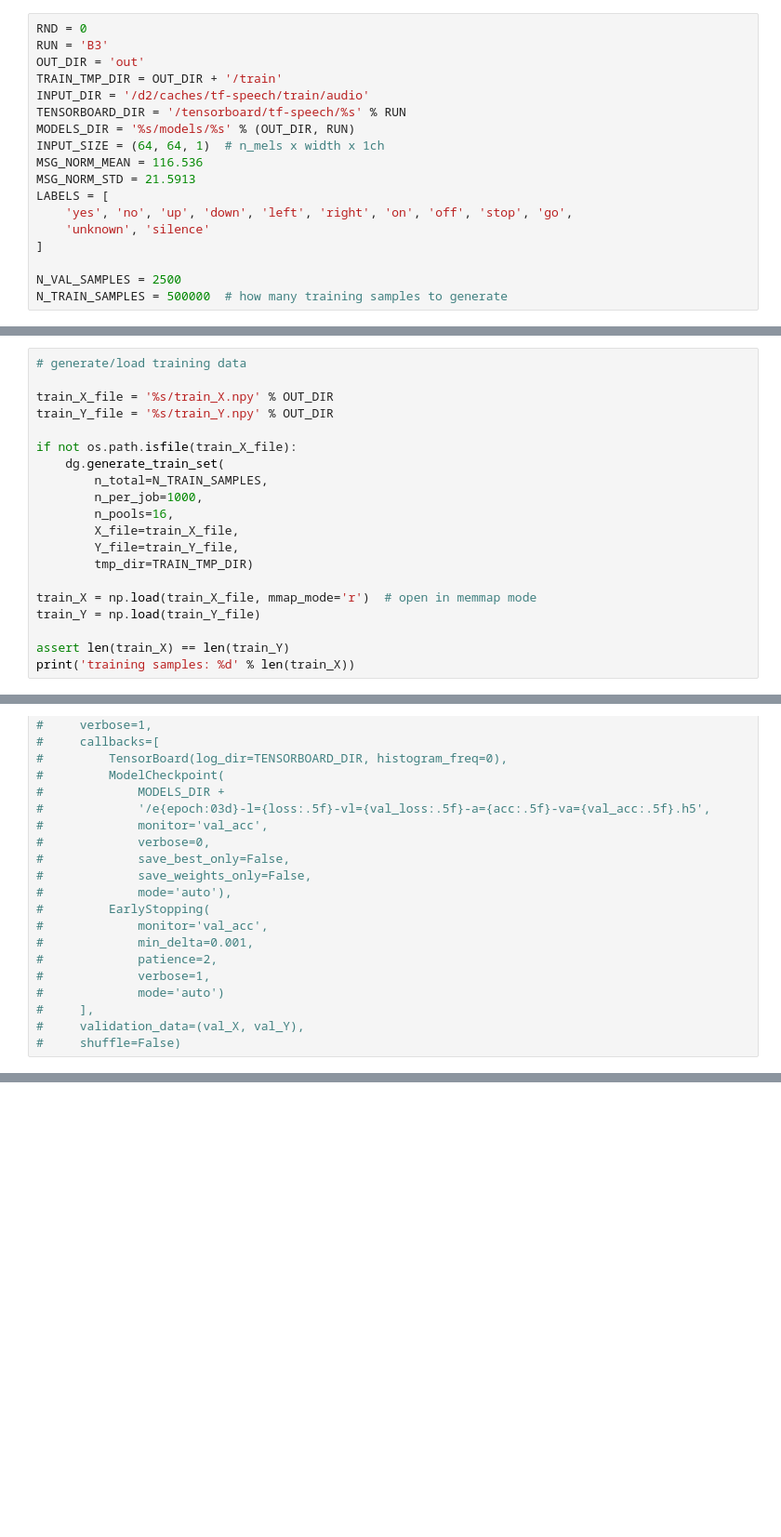
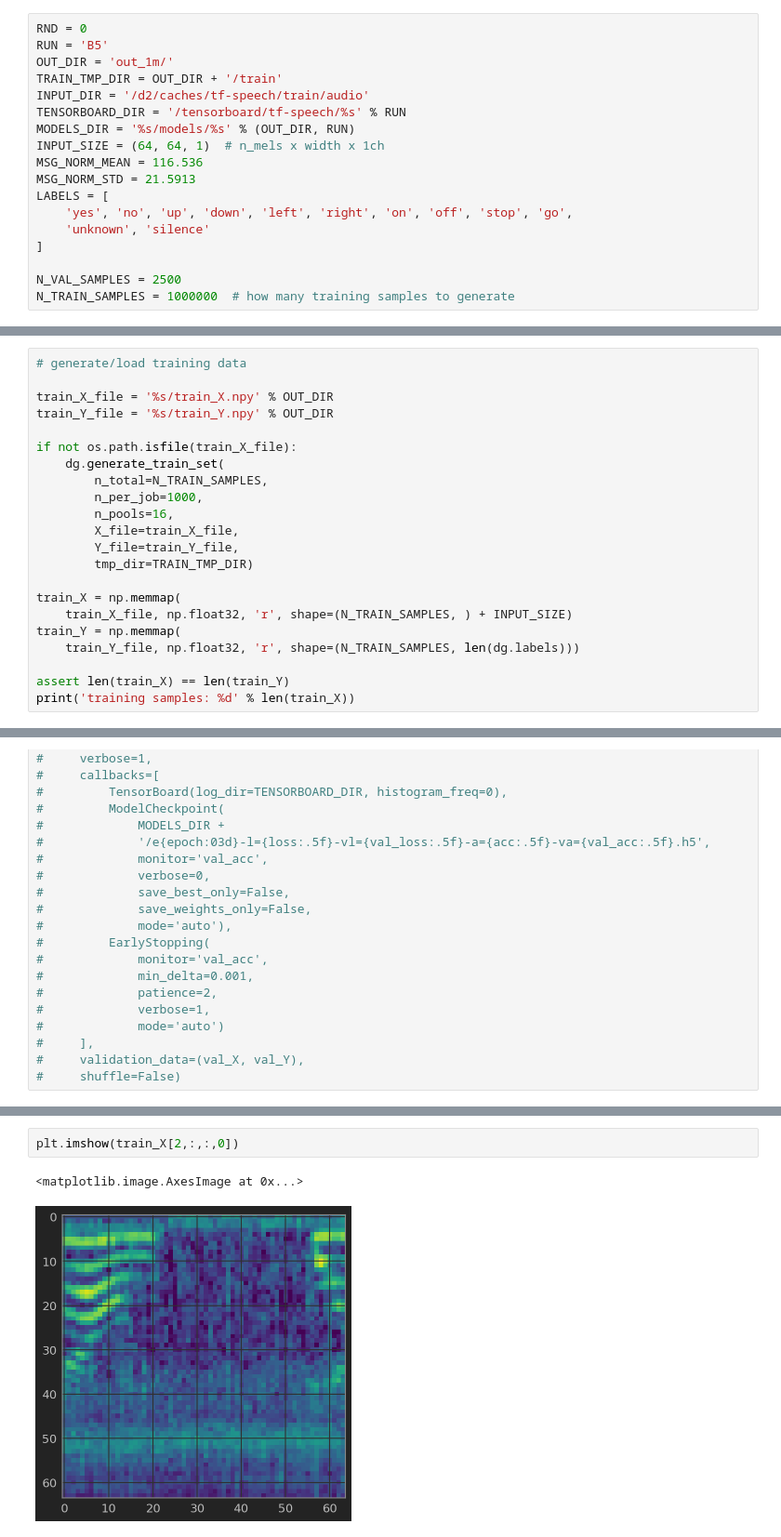
Before and after one commit to myurasov/Kaggle-TF-Speech, a Jupyter notebook: train.ipynb, the cells around one changed output, grey strips where cells are left out. Shown: that part at 93% size. Cells and saved outputs as stored; diff of their text form; blank space fills up the shorter version.

```diff
--- a/train.ipynb
+++ b/train.ipynb
@@ -10,8 +10,8 @@ from keras.callbacks import TensorBoard, ModelCheckpoint, EarlyStopping
 Using TensorFlow backend.
 # %%
 RND = 0
-RUN = 'B3'
-OUT_DIR = 'out'
+RUN = 'B5'
+OUT_DIR = 'out_1m/'
 TRAIN_TMP_DIR = OUT_DIR + '/train'
 INPUT_DIR = '/d2/caches/tf-speech/train/audio'
 TENSORBOARD_DIR = '/tensorboard/tf-speech/%s' % RUN
@@ -25,7 +25,7 @@ LABELS = [
 ]
 
 N_VAL_SAMPLES = 2500
-N_TRAIN_SAMPLES = 500000  # how many training samples to generate
+N_TRAIN_SAMPLES = 1000000  # how many training samples to generate
 # %%
 %run 'lib.ipynb'
 %run 'data-generator.ipynb'
@@ -81,8 +81,10 @@ if not os.path.isfile(train_X_file):
         Y_file=train_Y_file,
         tmp_dir=TRAIN_TMP_DIR)
 
-train_X = np.load(train_X_file, mmap_mode='r')  # open in memmap mode
-train_Y = np.load(train_Y_file)
+train_X = np.memmap(
+    train_X_file, np.float32, 'r', shape=(N_TRAIN_SAMPLES, ) + INPUT_SIZE)
+train_Y = np.memmap(
+    train_Y_file, np.float32, 'r', shape=(N_TRAIN_SAMPLES, len(dg.labels)))
 
 assert len(train_X) == len(train_Y)
 print('training samples: %d' % len(train_X))
@@ -195,0 +191,5 @@ Epoch 00025: early stopping
+# %%
+plt.imshow(train_X[2,:,:,0])
+# %% [output]
+<matplotlib.image.AxesImage at 0x...>
+[figure, added]
```
Also changed, not shown: parts of 5 cells of this notebook, 2 other files.
